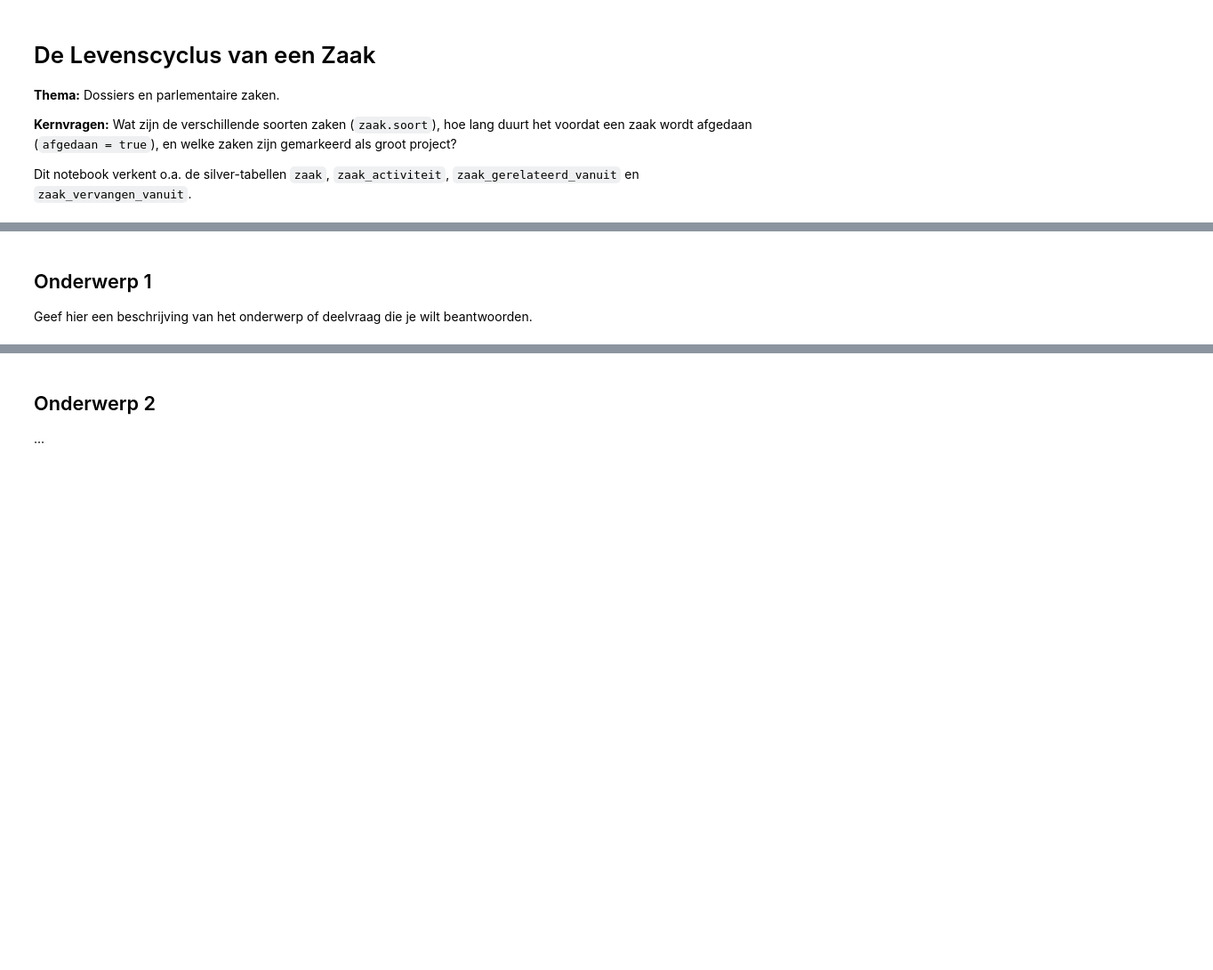
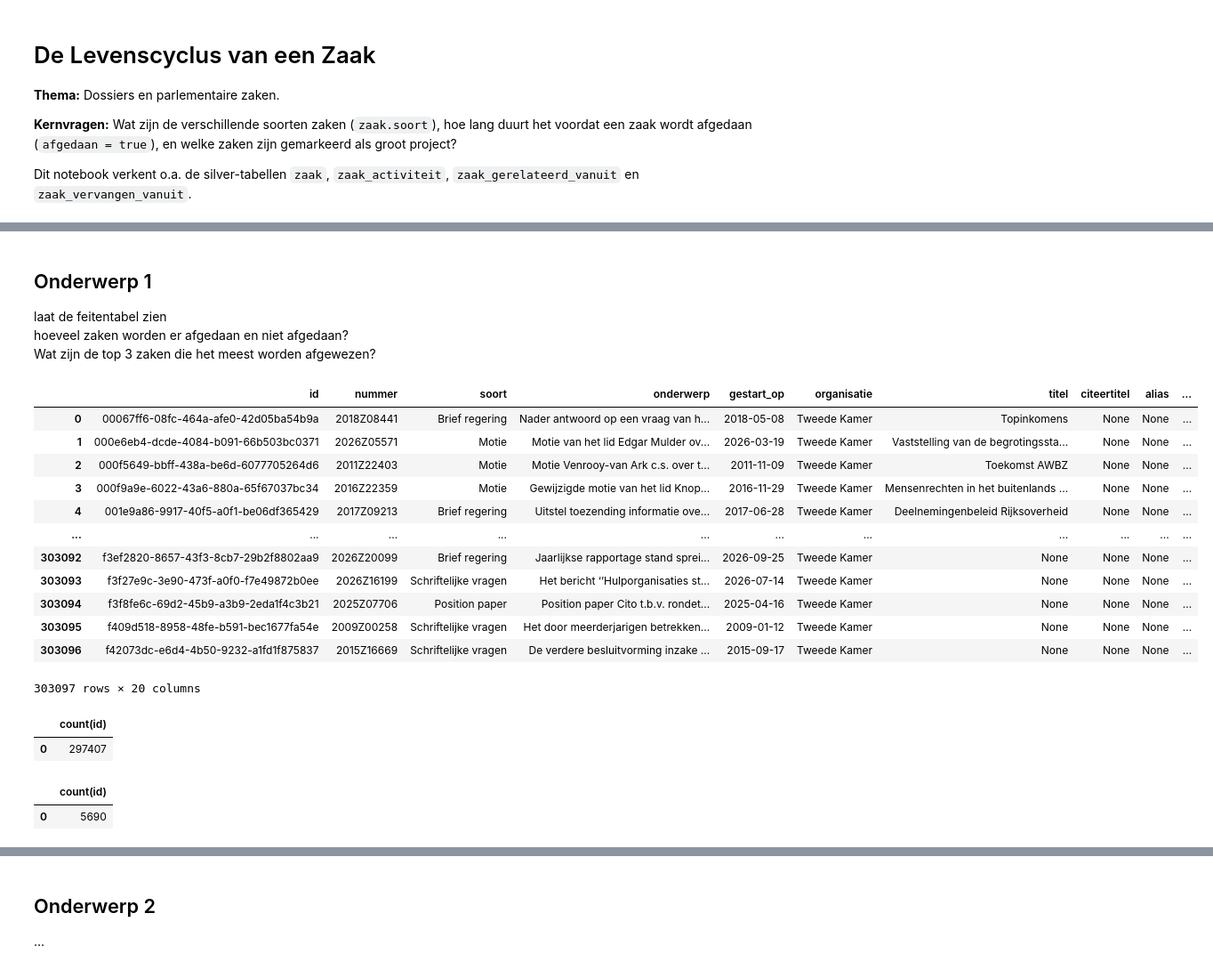
Before and after one commit to ElizeWierenga/tweedekamer-monitor, a Jupyter notebook: eda/levenscyclus_zaak.ipynb, the cells around one changed output, grey strips where cells are left out. Shown at 89% size. Drawn from its saved outputs; the diff is of its cells as text; code cells hidden in the pictures; blank space fills up the shorter version.

```diff
--- a/eda/levenscyclus_zaak.ipynb
+++ b/eda/levenscyclus_zaak.ipynb
@@ -36,4 +38,6 @@ database_path
 # %% [markdown]
 ## Onderwerp 1
 
-Geef hier een beschrijving van het onderwerp of deelvraag die je wilt beantwoorden.
+laat de feitentabel zien <br/>
+hoeveel zaken worden er afgedaan en niet afgedaan? <br/>
+Wat zijn de top 3 zaken die het meest worden afgewezen? <br/>
@@ -41,0 +44,39 @@ Geef hier een beschrijving van het onderwerp of deelvraag die je wilt beantwoord
+# %%
+df = query_df("""
+SELECT *
+FROM silver.zaak""")
+df
+# %% [output]
+|  | id | nummer | soort | onderwerp | gestart_op | organisatie | titel | citeertitel | alias | ... |
+| 0 | 00067ff6-08fc-464a-afe0-42d05ba54b9a | 2018Z08441 | Brief regering | Nader antwoord op een vraag van h... | 2018-05-08 | Tweede Kamer | Topinkomens | None | None | ... |
+| 1 | 000e6eb4-dcde-4084-b091-66b503bc0371 | 2026Z05571 | Motie | Motie van het lid Edgar Mulder ov... | 2026-03-19 | Tweede Kamer | Vaststelling van de begrotingssta... | None | None | ... |
+| 2 | 000f5649-bbff-438a-be6d-6077705264d6 | 2011Z22403 | Motie | Motie Venrooy-van Ark c.s. over t... | 2011-11-09 | Tweede Kamer | Toekomst AWBZ | None | None | ... |
+| 3 | 000f9a9e-6022-43a6-880a-65f67037bc34 | 2016Z22359 | Motie | Gewijzigde motie van het lid Knop... | 2016-11-29 | Tweede Kamer | Mensenrechten in het buitenlands ... | None | None | ... |
+| 4 | 001e9a86-9917-40f5-a0f1-be06df365429 | 2017Z09213 | Brief regering | Uitstel toezending informatie ove... | 2017-06-28 | Tweede Kamer | Deelnemingenbeleid Rijksoverheid | None | None | ... |
+| ... | ... | ... | ... | ... | ... | ... | ... | ... | ... | ... |
+| 303092 | f3ef2820-8657-43f3-8cb7-29b2f8802aa9 | 2026Z20099 | Brief regering | Jaarlijkse rapportage stand sprei... | 2026-09-25 | Tweede Kamer | None | None | None | ... |
+| 303093 | f3f27e9c-3e90-473f-a0f0-f7e49872b0ee | 2026Z16199 | Schriftelijke vragen | Het bericht ‘’Hulporganisaties st... | 2026-07-14 | Tweede Kamer | None | None | None | ... |
+| 303094 | f3f8fe6c-69d2-45b9-a3b9-2eda1f4c3b21 | 2025Z07706 | Position paper | Position paper Cito t.b.v. rondet... | 2025-04-16 | Tweede Kamer | None | None | None | ... |
+| 303095 | f409d518-8958-48fe-b591-bec1677fa54e | 2009Z00258 | Schriftelijke vragen | Het door meerderjarigen betrekken... | 2009-01-12 | Tweede Kamer | None | None | None | ... |
+| 303096 | f42073dc-e6d4-4b50-9232-a1fd1f875837 | 2015Z16669 | Schriftelijke vragen | De verdere besluitvorming inzake ... | 2015-09-17 | Tweede Kamer | None | None | None | ... |
+303097 rows × 20 columns
+# %%
+df = query_df("""
+select count(id)
+from silver.zaak
+where afgedaan = True
+""")
+df
+# %% [output]
+|  | count(id) |
+| 0 | 297407 |
+# %%
+df = query_df("""
+select count(id)
+from silver.zaak
+where afgedaan = False
+""")
+df
+# %% [output]
+|  | count(id) |
+| 0 | 5690 |
```
Also changed, not shown: parts of 9 cells of this notebook.
